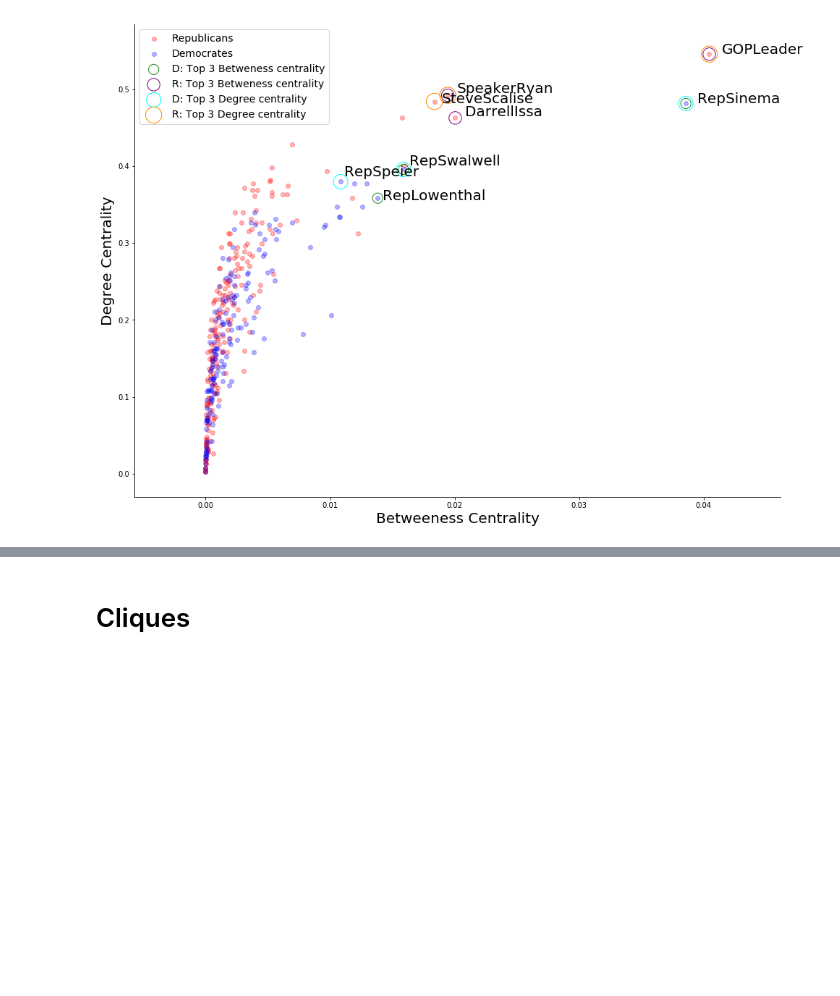
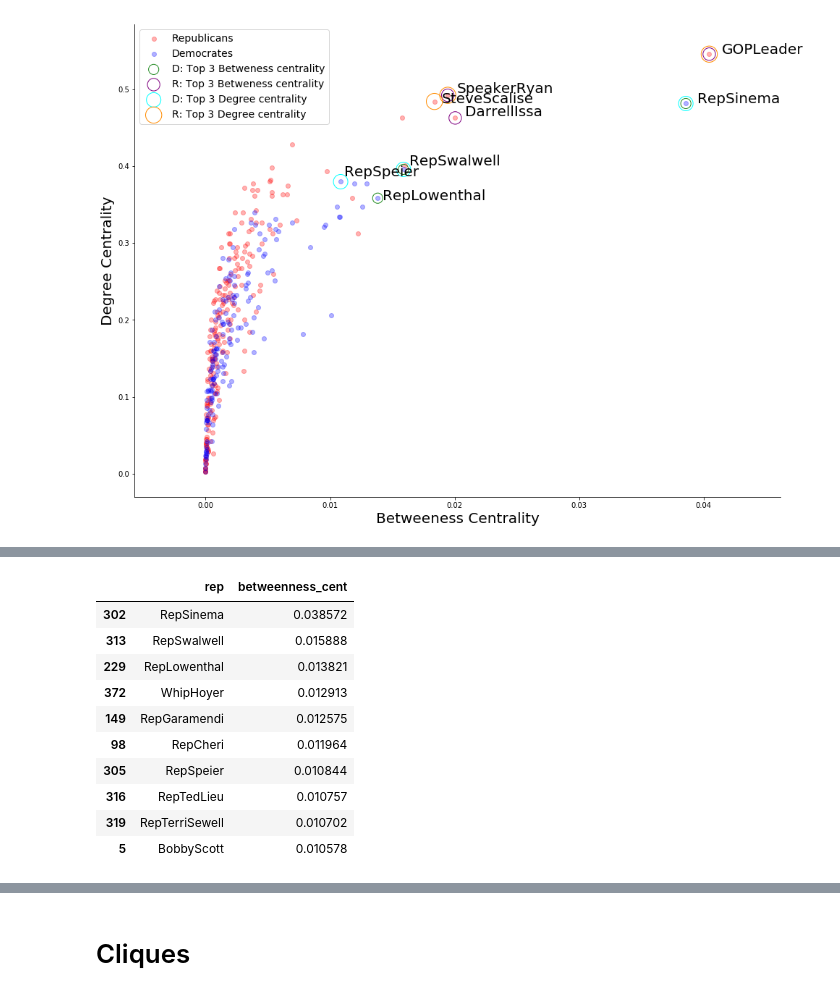
Before and after one commit to philippschmalen/Project_tsds, a Jupyter notebook: Simon/network_all_data.ipynb, the cells around one changed output, grey strips where cells are left out. Cells and saved outputs as stored; diff of their text form; code cells hidden in the pictures; blank space fills up the shorter version.

```diff
--- a/Simon/network_all_data.ipynb
+++ b/Simon/network_all_data.ipynb
@@ -409,0 +446,15 @@ plt.show()
+# %%
+# top 10 dems BC
+net_stats[net_stats["party"]=="D"][["rep","betweenness_cent"]].sort_values("betweenness_cent", ascending = False).head(10)
+# %% [output]
+|  | rep | betweenness_cent |
+| 302 | RepSinema | 0.038572 |
+| 313 | RepSwalwell | 0.015888 |
+| 229 | RepLowenthal | 0.013821 |
+| 372 | WhipHoyer | 0.012913 |
+| 149 | RepGaramendi | 0.012575 |
+| 98 | RepCheri | 0.011964 |
+| 305 | RepSpeier | 0.010844 |
+| 316 | RepTedLieu | 0.010757 |
+| 319 | RepTerriSewell | 0.010702 |
+| 5 | BobbyScott | 0.010578 |
```
Also changed, not shown: parts of 17 cells of this notebook.
